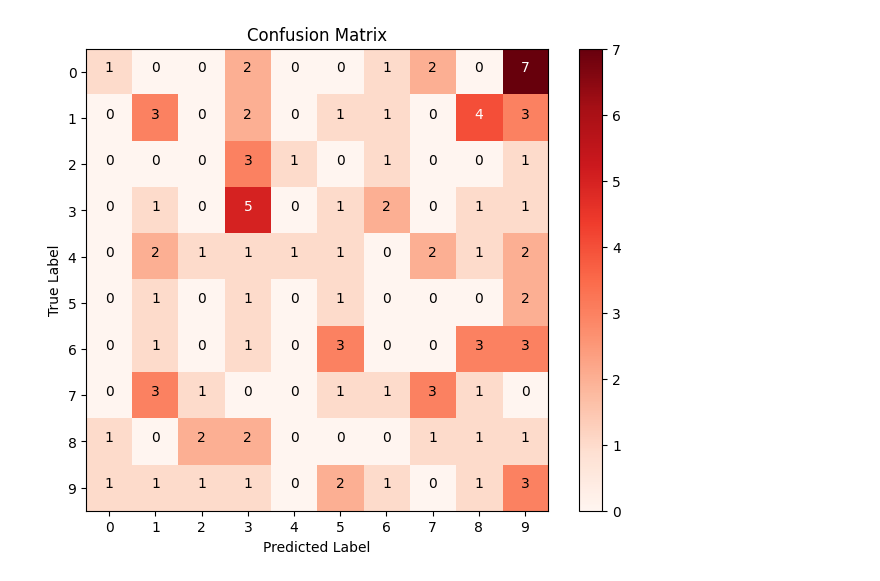
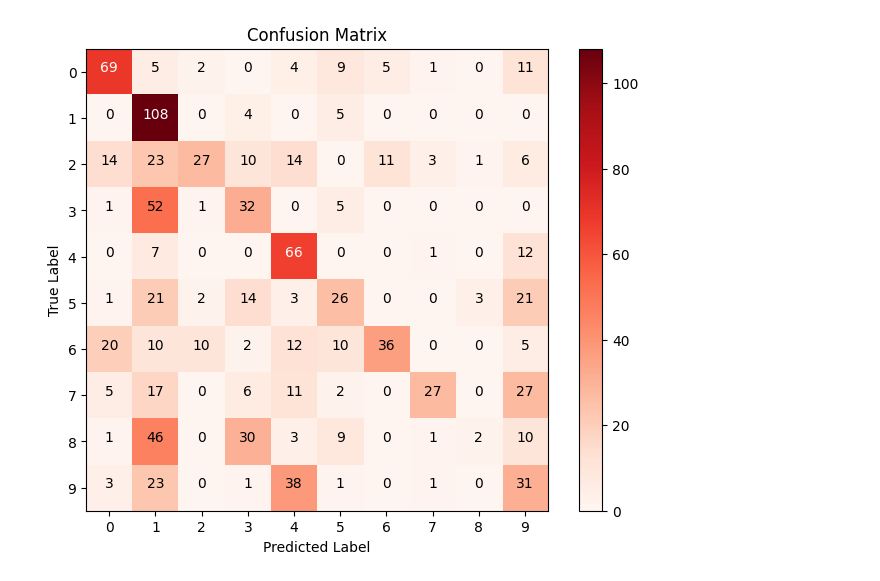
Before and after one commit to tsopeter/VM_NES_Training, a Jupyter notebook: confusion_matrix.ipynb, the cells around one changed output. Drawn from its saved outputs; the diff is of its cells as text; code cells hidden in the pictures.

```diff
--- a/confusion_matrix.ipynb
+++ b/confusion_matrix.ipynb
@@ -3,31 +3,31 @@ import numpy as np
 import pandas as pd
 from matplotlib import pyplot as plt
 # %%
-file_path = "2025_10_30/001/epoch_0/training_results.csv"
+file_path = "inference_results.csv"
 data = pd.read_csv(file_path)
 
 confusion_matrix = np.zeros((10, 10), dtype=int)
 for index, row in data.iterrows():
     true_label = int(row['Label'])
     predicted_label = int(row['Prediction'])
     confusion_matrix[true_label][predicted_label] += 1
 
 plt.figure(figsize=(8, 6))
 plt.imshow(confusion_matrix, interpolation='nearest', cmap=plt.cm.Reds)
 # Overlay counts on the heatmap
 thresh = confusion_matrix.max() / 2.
 for i in range(confusion_matrix.shape[0]):
     for j in range(confusion_matrix.shape[1]):
         plt.text(j, i, format(confusion_matrix[i, j], 'd'),
                  horizontalalignment="center",
                  color="white" if confusion_matrix[i, j] > thresh else "black")
 plt.title('Confusion Matrix')
 plt.colorbar()
 tick_marks = np.arange(10)
 plt.xticks(tick_marks, range(10))
 plt.yticks(tick_marks, range(10))
 plt.xlabel('Predicted Label')
 plt.ylabel('True Label')
 plt.show()
 # %% [output]
-[figure, old version]
+[figure, new version]
```
Also changed, not shown: parts of 3 cells of this notebook, 22 other files.
